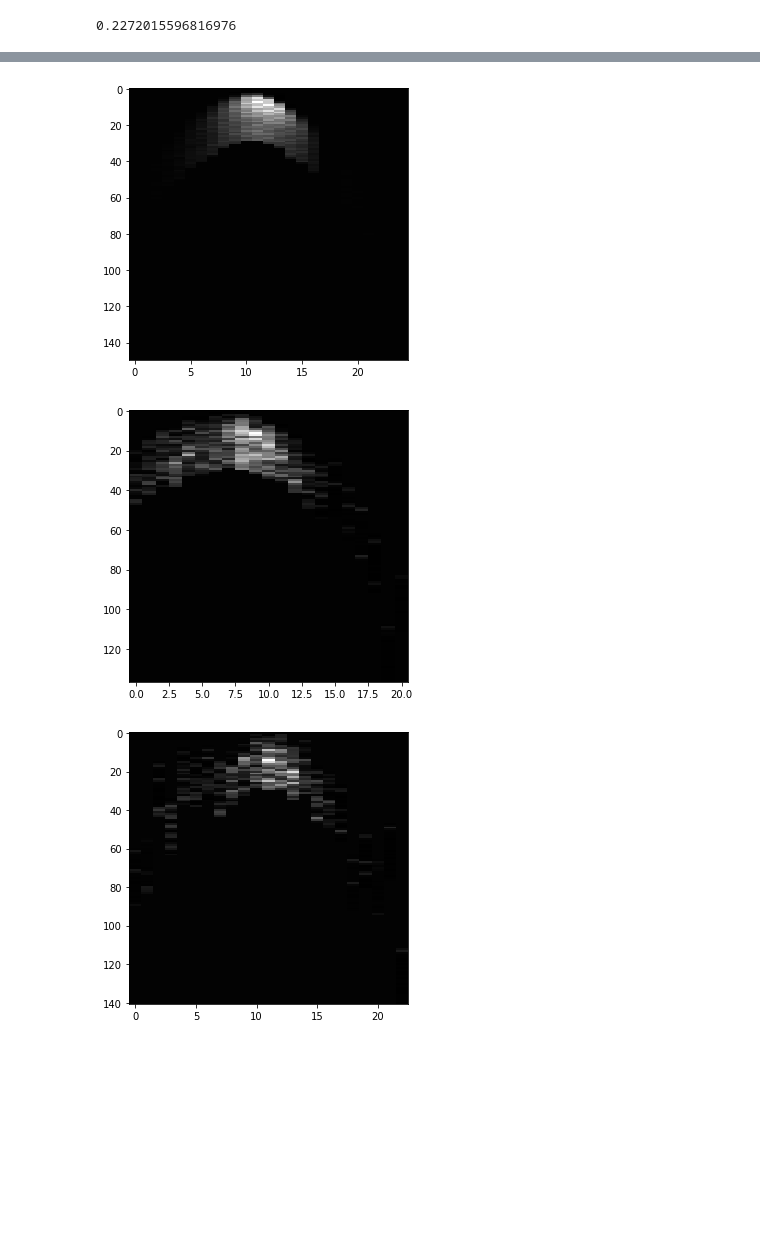
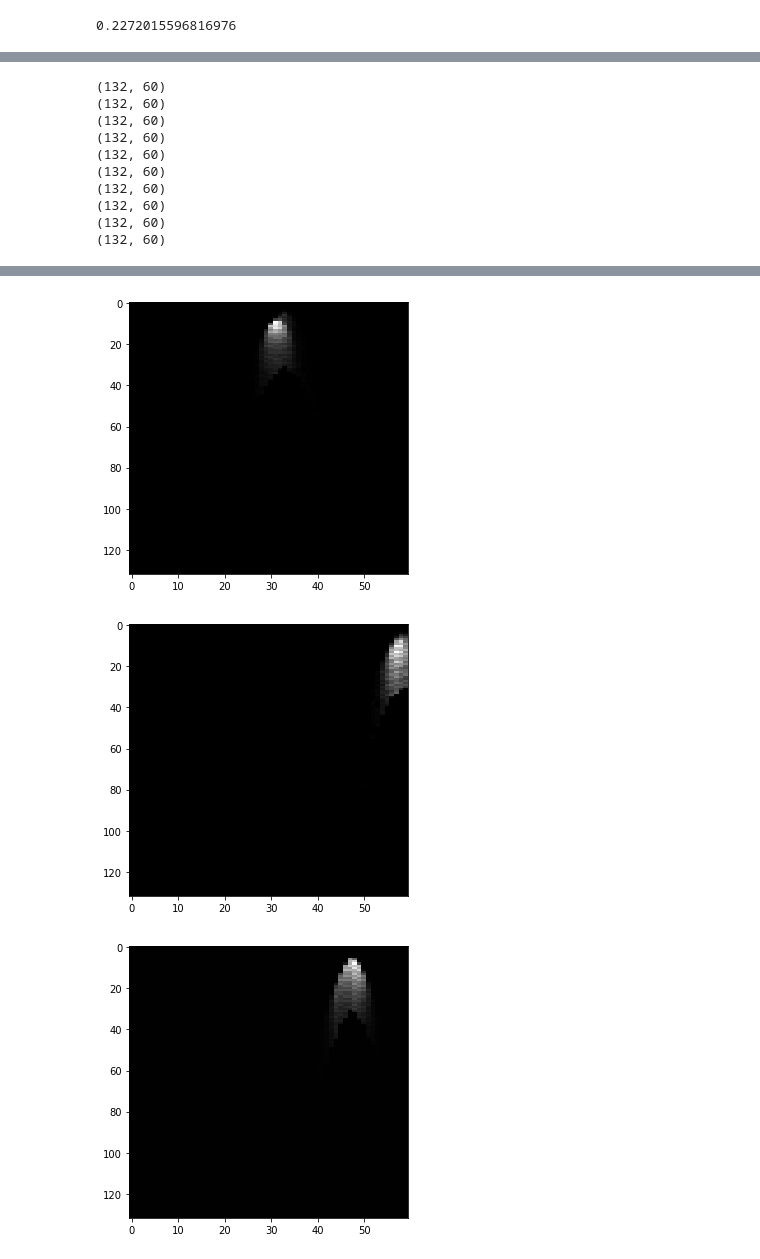
Before and after one commit to dpankova/DoublePulse, a Jupyter notebook: notebooks/New_format_DL1.ipynb, the cells around one changed output, grey strips where cells are left out. Saved outputs shown, nothing was run; the diff lists cells and outputs as text; code cells hidden in the pictures; blank space fills up the shorter version.

```diff
--- a/notebooks/New_format_DL1.ipynb
+++ b/notebooks/New_format_DL1.ipynb
@@ -17,7 +17,3 @@ v=c/n
 print(v)
 # %% [output]
 0.2272015596816976
-# %%
-info3 = pickle.load(open("../data/Tau05to15PeV_2_info.pkl", "rb"))
-data3 = np.load("../data/Tau05to15PeV_2_data.npy",allow_pickle=True,encoding='bytes')
-print(len(info3), len(data3))
@@ -25,0 +20,21 @@ print(len(info3), len(data3))
+# %%
+info_d = []
+info_s = []
+data_d = []
+data_s = []
+
+for i in range(0,10):
+    name_dd = "../data/Tau05to15PeV_{0}_data.npy".format(i)
+    name_di = "../data/Tau05to15PeV_{0}_info.pkl".format(i)
+    name_sd = "../data/Electron05to15PeV_{0}_data.npy".format(i)
+    name_si = "../data/Electron05to15PeV_{0}_info.pkl".format(i)
+    info_d_temp = pickle.load(open(name_di, "rb"))
+    info_s_temp = pickle.load(open(name_si, "rb"))
+    data_d_temp = np.load(name_dd ,allow_pickle=True,encoding='bytes')
+    data_s_temp = np.load(name_sd ,allow_pickle=True,encoding='bytes')
+    info_d = info_d + info_d_temp
+    info_s = info_s + info_s_temp
+    data_d.append(data_d_temp)
+    data_s.append(data_s_temp)
+data_d = np.vstack(data_d)
+data_s = np.vstack(data_s)
@@ -26,6 +49,17 @@ print(len(info3), len(data3))
 # %%
-for im in data3[:10]:
+for im in data_d[:10]:
+    print(im.shape)
     fig = plt.figure(figsize=(5, 5))
     ax = fig.add_subplot(111)
     ax.imshow(im, interpolation='nearest', aspect='auto', cmap= 'gray')
 # %% [output]
+(132, 60)
+(132, 60)
+(132, 60)
+(132, 60)
+(132, 60)
+(132, 60)
+(132, 60)
+(132, 60)
+(132, 60)
+(132, 60)
@@ -37,3 +71,3 @@ for im in data3[:10]:
-[figure, old version]
+[figure, new version]
-[figure, old version]
+[figure, new version]
-[figure, old version]
+[figure, new version]
```
Also changed, not shown: parts of 6 cells of this notebook, 2 other files.
